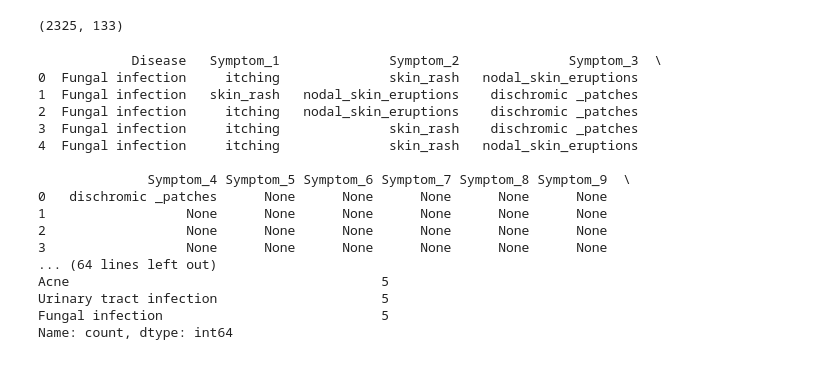
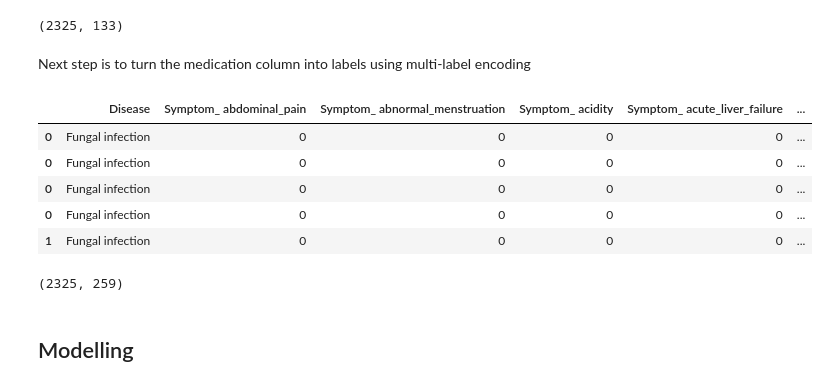
Before and after one commit to William-Itotia/Medicine-Recommendation-system, a Jupyter notebook: Untitled-1.ipynb, the cells around one changed output. Drawn from its saved outputs; the diff is of its cells as text; code cells hidden in the pictures.

```diff
--- a/Untitled-1.ipynb
+++ b/Untitled-1.ipynb
@@ -313,32 +304,3 @@ df_final.tail()
 df_final.shape
 # %% [output]
 (2325, 133)
-# %%
-# Print the first few rows of the DataFrame
-print(dataset.head())
-
-# Check the unique values in the prognosis column
-unique_prognoses = dataset['Disease'].unique()
-print(unique_prognoses)
-
-# Check if there is any data imbalance or anomaly
-prognosis_counts = dataset['Disease'].value_counts()
-print(prognosis_counts)
-# %% [output]
-            Disease   Symptom_1              Symptom_2              Symptom_3  \
-0  Fungal infection     itching              skin_rash   nodal_skin_eruptions
-1  Fungal infection   skin_rash   nodal_skin_eruptions    dischromic _patches
-2  Fungal infection     itching   nodal_skin_eruptions    dischromic _patches
-3  Fungal infection     itching              skin_rash    dischromic _patches
-4  Fungal infection     itching              skin_rash   nodal_skin_eruptions
-
-              Symptom_4 Symptom_5 Symptom_6 Symptom_7 Symptom_8 Symptom_9  \
-0   dischromic _patches      None      None      None      None      None
-1                  None      None      None      None      None      None
-2                  None      None      None      None      None      None
-3                  None      None      None      None      None      None
-... (64 lines left out)
-Acne                                        5
-Urinary tract infection                     5
-Fungal infection                            5
-Name: count, dtype: int64
@@ -358,0 +307,28 @@ print(correlation_with_prognosis['prognosis_encoded'].sort_values(ascending=Fals
+# %% [markdown]
+Next step is to turn the medication column into labels using multi-label encoding
+# %%
+
+#Split the 'Medication' column into multiple columns
+df_medications = df_final['Medication'].str.get_dummies(sep=',')
+
+#Concatenate the new medication columns with the original dataframe
+df_final2 = pd.concat([df_final, df_medications], axis=1)
+
+#Drop the original 'Medication' column if no longer needed
+df_final2.drop('Medication', axis=1, inplace=True)
+
+
+df_final2.head()
+# %% [output]
+|  | Disease | Symptom_ abdominal_pain | Symptom_ abnormal_menstruation | Symptom_ acidity | Symptom_ acute_liver_failure | ... |
+| 0 | Fungal infection | 0 | 0 | 0 | 0 | ... |
+| 0 | Fungal infection | 0 | 0 | 0 | 0 | ... |
+| 0 | Fungal infection | 0 | 0 | 0 | 0 | ... |
+| 0 | Fungal infection | 0 | 0 | 0 | 0 | ... |
+| 1 | Fungal infection | 0 | 0 | 0 | 0 | ... |
+# %%
+df_final2.shape
+# %% [output]
+(2325, 259)
+# %% [markdown]
+## Modelling
```
Also changed, not shown: parts of 3 cells of this notebook.
